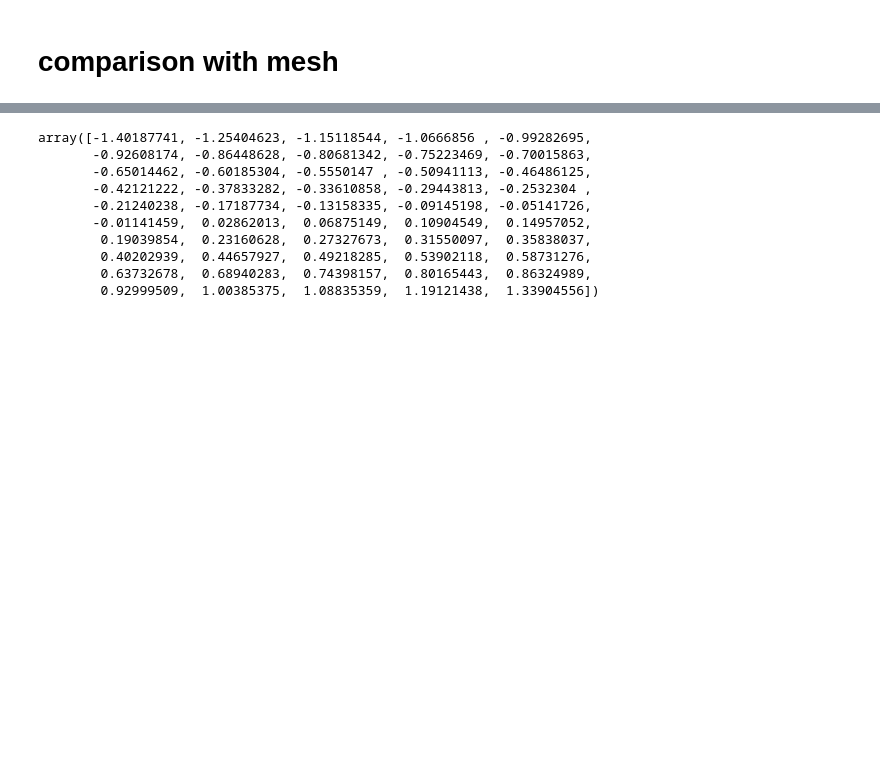
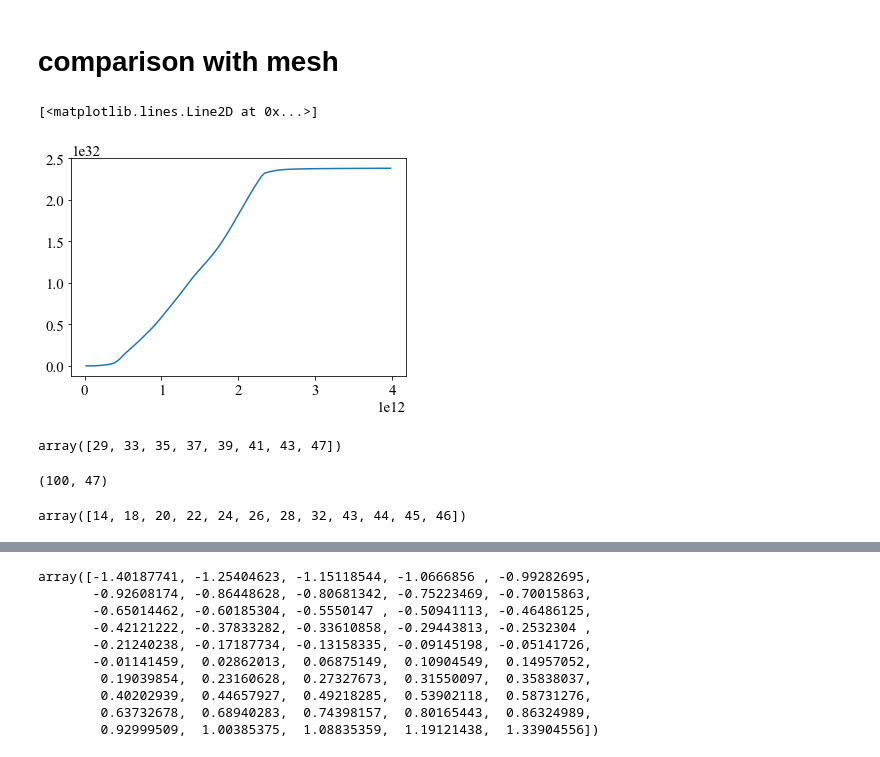
Before and after one commit to KjrKwn/photons, a Jupyter notebook: analysis/python/plot2.ipynb, the cells around one changed output, grey strips where cells are left out. Drawn from its saved outputs; the diff is of its cells as text; code cells hidden in the pictures; blank space fills up the shorter version.

```diff
--- a/analysis/python/plot2.ipynb
+++ b/analysis/python/plot2.ipynb
@@ -604,0 +602,2 @@ plt.close()
+# %%
+mesh_ = mesh.read_mesh_data("/Users/kawana/GoogleDrive/sync/study/yoshidalab/tidal_disruption/imbh-wd/nuclear/std/compare/snaps/successed/snap_bh3.16e+02_wd0.20_beta05.0_00786432_he_irirt05_pot2_nuc1/mesh_calc_t9999_unbound_Nr100_Ntheta50_Nphi50_ri0.00e+00_rf4.00e+12_omp40.dat")
@@ -604,0 +608,5 @@ plt.close()
+# %%
+plt.plot(mesh_.radius, mesh_.mass)
+# %% [output]
+[<matplotlib.lines.Line2D at 0x...>]
+[figure, added]
@@ -604,0 +615,12 @@ plt.close()
+# %%
+np.array([34, 38, 40, 42, 44, 46, 48, 52]) - 5
+# %% [output]
+array([29, 33, 35, 37, 39, 41, 43, 47])
+# %%
+X_r.shape
+# %% [output]
+(100, 47)
+# %%
+np.array([29, 33, 35, 37, 39, 41, 43, 47, 58, 59, 60, 61]) - 15
+# %% [output]
+array([14, 18, 20, 22, 24, 26, 28, 32, 43, 44, 45, 46])
```
Also changed, not shown: parts of 16 cells of this notebook, 16 other files.
